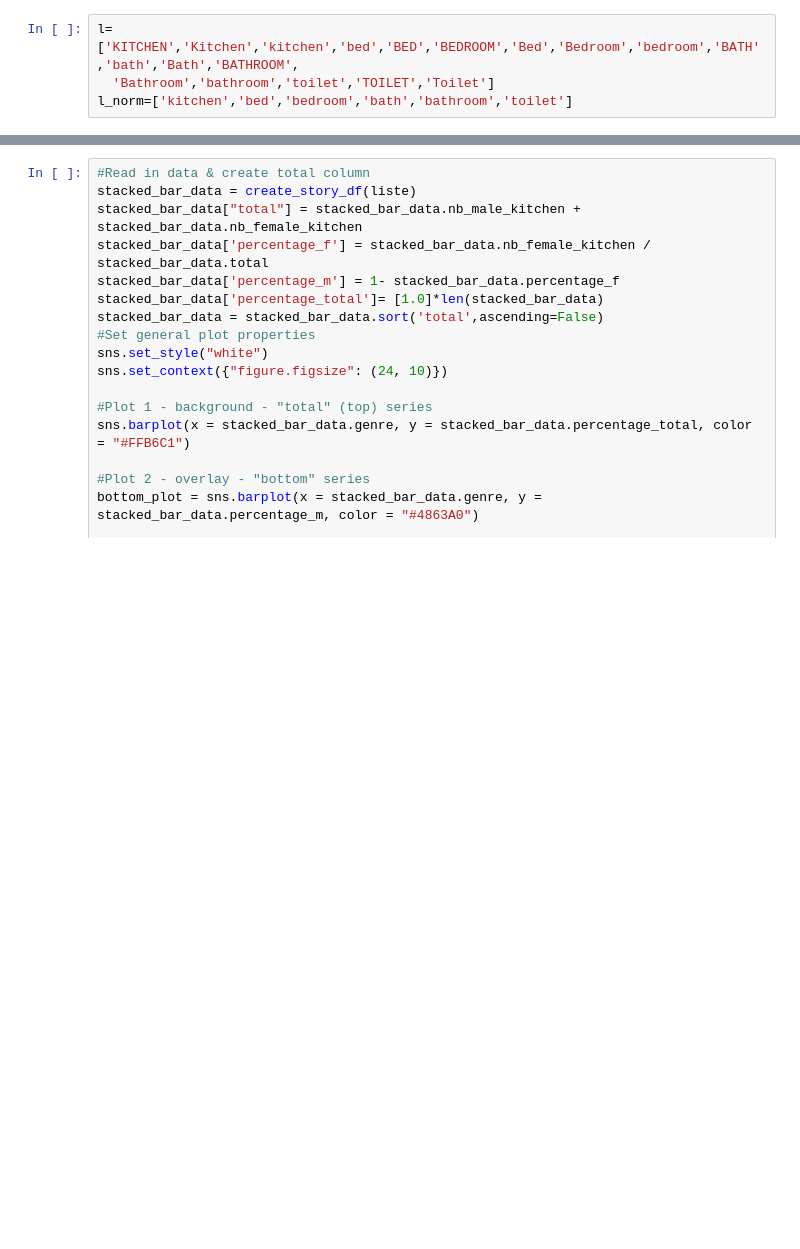
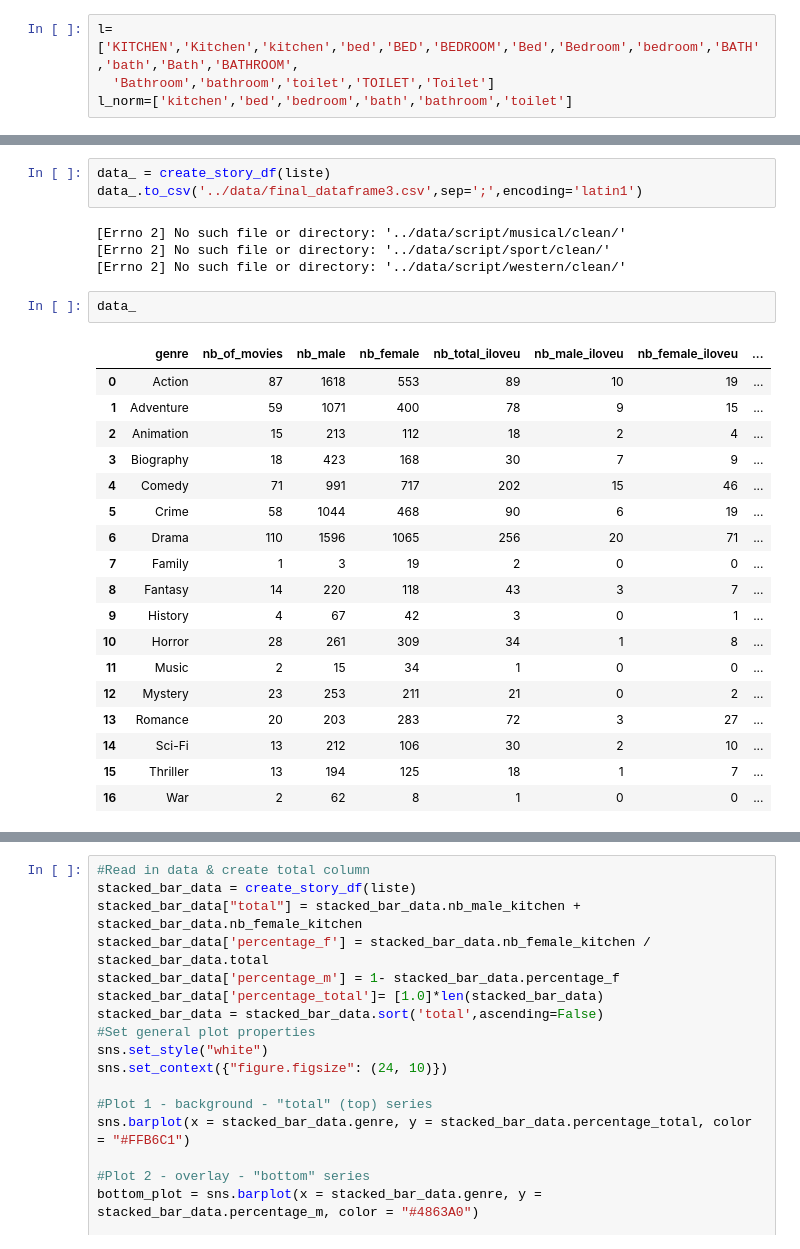
Before and after one commit to dvp-tran/moViz, a Jupyter notebook: notebooks/simple_gender_analysis_v2.ipynb, the cells around one changed output, grey strips where cells are left out. Saved outputs shown, nothing was run; the diff lists cells and outputs as text; blank space fills up the shorter version.

```diff
--- a/notebooks/simple_gender_analysis_v2.ipynb
+++ b/notebooks/simple_gender_analysis_v2.ipynb
@@ -968,0 +1026,28 @@ l_norm=['kitchen','bed','bedroom','bath','bathroom','toilet']
+# %%
+data_ = create_story_df(liste)
+data_.to_csv('../data/final_dataframe3.csv',sep=';',encoding='latin1')
+# %% [output]
+[Errno 2] No such file or directory: '../data/script/musical/clean/'
+[Errno 2] No such file or directory: '../data/script/sport/clean/'
+[Errno 2] No such file or directory: '../data/script/western/clean/'
+# %%
+data_
+# %% [output]
+|  | genre | nb_of_movies | nb_male | nb_female | nb_total_iloveu | nb_male_iloveu | nb_female_iloveu | ... |
+| 0 | Action | 87 | 1618 | 553 | 89 | 10 | 19 | ... |
+| 1 | Adventure | 59 | 1071 | 400 | 78 | 9 | 15 | ... |
+| 2 | Animation | 15 | 213 | 112 | 18 | 2 | 4 | ... |
+| 3 | Biography | 18 | 423 | 168 | 30 | 7 | 9 | ... |
+| 4 | Comedy | 71 | 991 | 717 | 202 | 15 | 46 | ... |
+| 5 | Crime | 58 | 1044 | 468 | 90 | 6 | 19 | ... |
+| 6 | Drama | 110 | 1596 | 1065 | 256 | 20 | 71 | ... |
+| 7 | Family | 1 | 3 | 19 | 2 | 0 | 0 | ... |
+| 8 | Fantasy | 14 | 220 | 118 | 43 | 3 | 7 | ... |
+| 9 | History | 4 | 67 | 42 | 3 | 0 | 1 | ... |
+| 10 | Horror | 28 | 261 | 309 | 34 | 1 | 8 | ... |
+| 11 | Music | 2 | 15 | 34 | 1 | 0 | 0 | ... |
+| 12 | Mystery | 23 | 253 | 211 | 21 | 0 | 2 | ... |
+| 13 | Romance | 20 | 203 | 283 | 72 | 3 | 27 | ... |
+| 14 | Sci-Fi | 13 | 212 | 106 | 30 | 2 | 10 | ... |
+| 15 | Thriller | 13 | 194 | 125 | 18 | 1 | 7 | ... |
+| 16 | War | 2 | 62 | 8 | 1 | 0 | 0 | ... |
```
Also changed, not shown: parts of 9 cells of this notebook, 7 other files.
